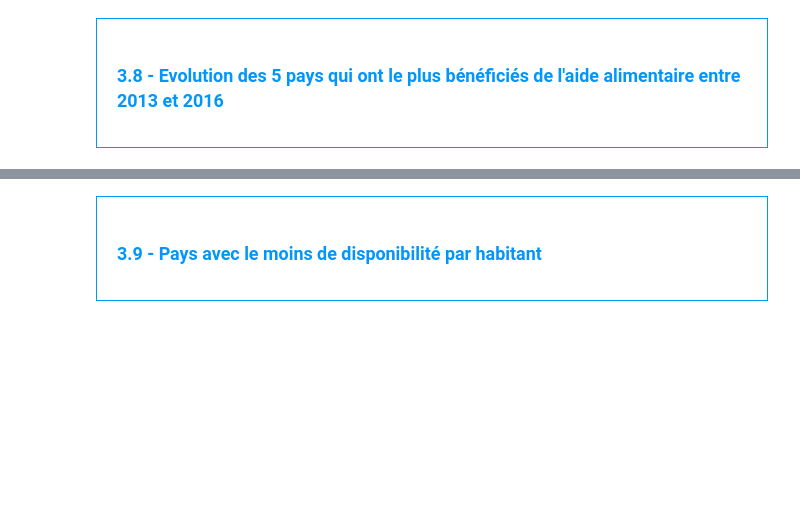
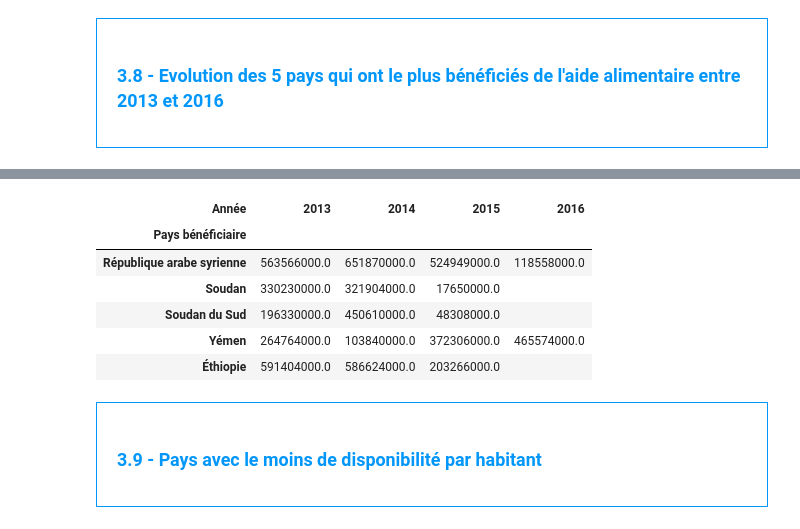
Before and after one commit to ArnaudDescamps/Data-and-AI, a Jupyter notebook: Template+Julien+(1).ipynb, the cells around one changed output, grey strips where cells are left out. Cells and saved outputs as stored; diff of their text form; code cells hidden in the pictures; blank space fills up the shorter version.

```diff
--- a/Template+Julien+(1).ipynb
+++ b/Template+Julien+(1).ipynb
@@ -943,5 +1036,14 @@ Name: Disponibilité alimentaire en quantité (kg/personne/an), dtype: float64
 # %%
 # Affichage des pays avec l'aide alimentaire par année
+aide_alimentaire_zone_annee_top5.pivot(columns= "Année", index="Pays bénéficiaire", values= "Valeur").fillna("")
+# %% [output]
+| Année | 2013 | 2014 | 2015 | 2016 |
+| Pays bénéficiaire |  |  |  |  |
+| République arabe syrienne | 563566000.0 | 651870000.0 | 524949000.0 | 118558000.0 |
+| Soudan | 330230000.0 | 321904000.0 | 17650000.0 |  |
+| Soudan du Sud | 196330000.0 | 450610000.0 | 48308000.0 |  |
+| Yémen | 264764000.0 | 103840000.0 | 372306000.0 | 465574000.0 |
+| Éthiopie | 591404000.0 | 586624000.0 | 203266000.0 |  |
 # %% [markdown]
 <div style="border: 1px solid RGB(0,150,250);" >
 <h3 style="margin: auto; padding: 20px; color: RGB(0,150,250); ">3.9 - Pays avec le moins de disponibilité par habitant</h3>
```
Also changed, not shown: parts of 9 cells of this notebook.
